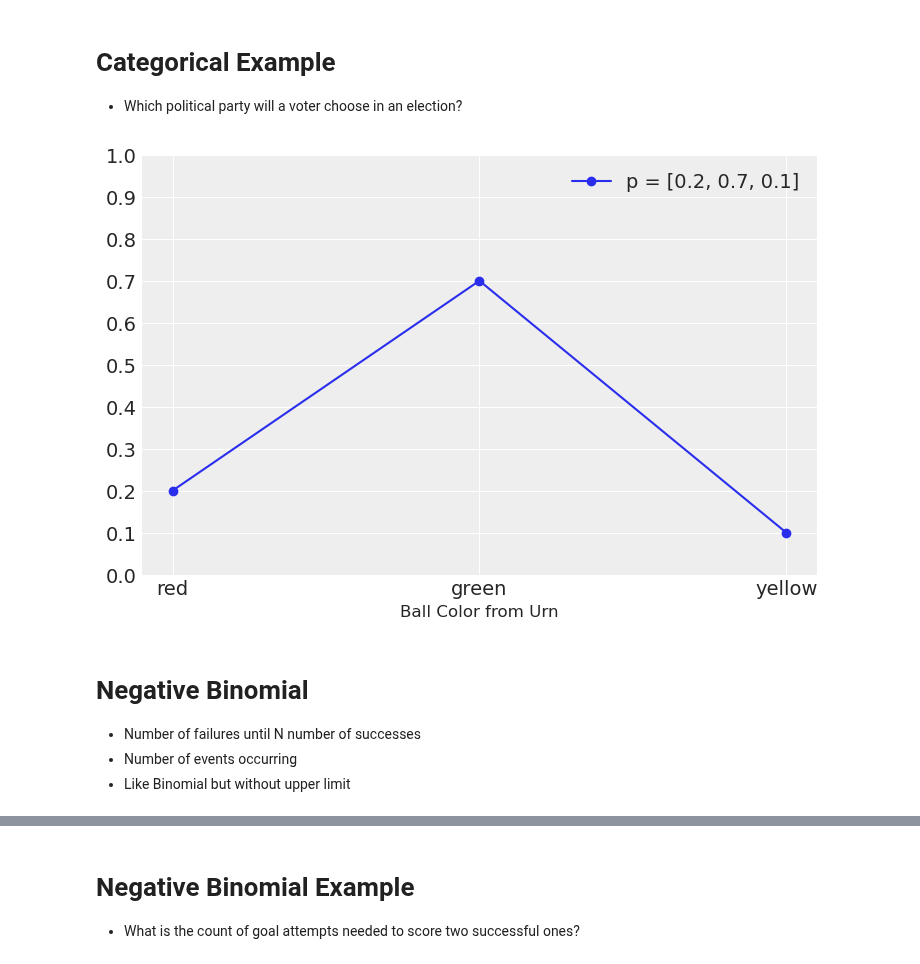
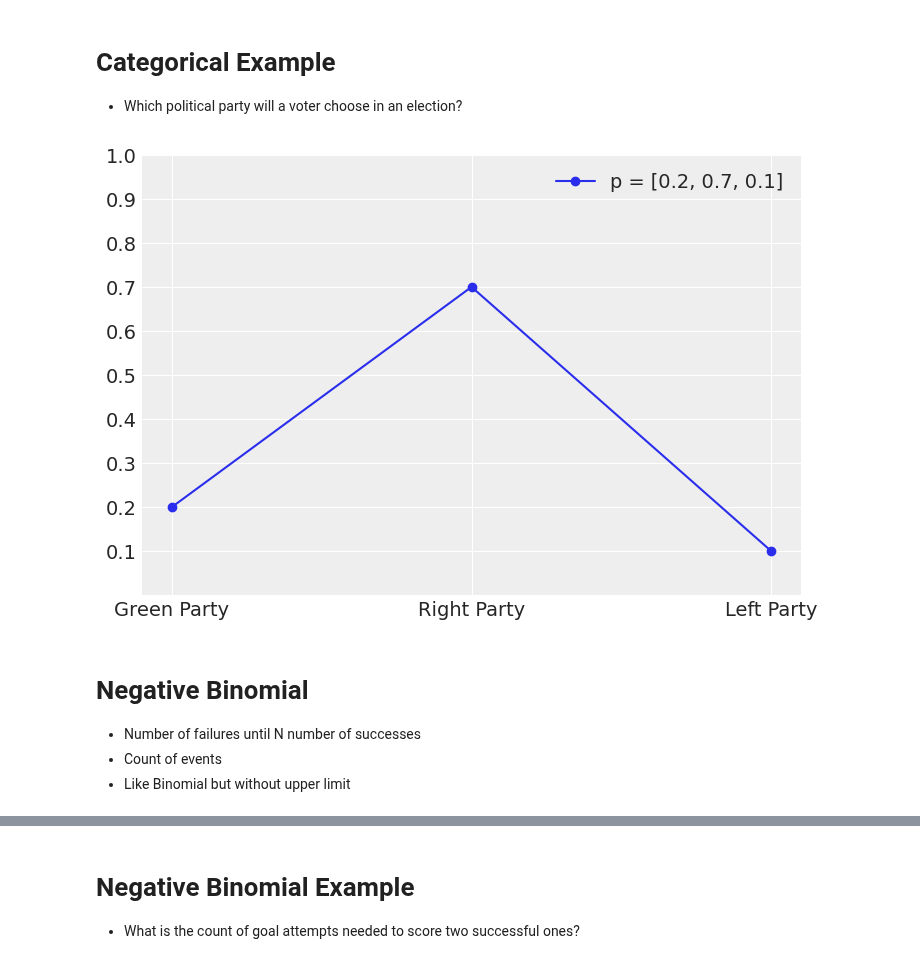
Before and after one commit to AlexAndorra/notebooks-experiments, a Jupyter notebook: Common Distributions-Distributions.ipynb, the cells around one changed output, grey strips where cells are left out. Drawn from its saved outputs; the diff is of its cells as text; code cells hidden in the pictures.

```diff
--- a/Common Distributions-Distributions.ipynb
+++ b/Common Distributions-Distributions.ipynb
@@ -105,17 +101,17 @@ plot_format();
 # %%
 p = [0.2, 0.7, 0.1]
 x = range(len(p))
 plt.plot(x, p, '-o', label='p = {}'.format(p))
-plt.xticks(x, ["red", "green", "yellow"])
+plt.xticks(x, ["Green Party", "Right Party", "Left Party"])
 plt.ylim([0,1])
-plot_format("Ball Color from Urn")
-plt.yticks(np.arange(0, 1.1,.1));
+plot_format("")
+plt.yticks(np.arange(.1, 1.1,.1));
 # %% [output]
-[figure, old version]
+[figure, new version]
 # %% [markdown]
 # Negative Binomial
 * Number of failures until N number of successes
-* Number of events occurring
+* Count of events
 * Like Binomial but without upper limit
 # %%
 k = np.arange(0, 22)
```
Also changed, not shown: parts of 11 cells of this notebook.
